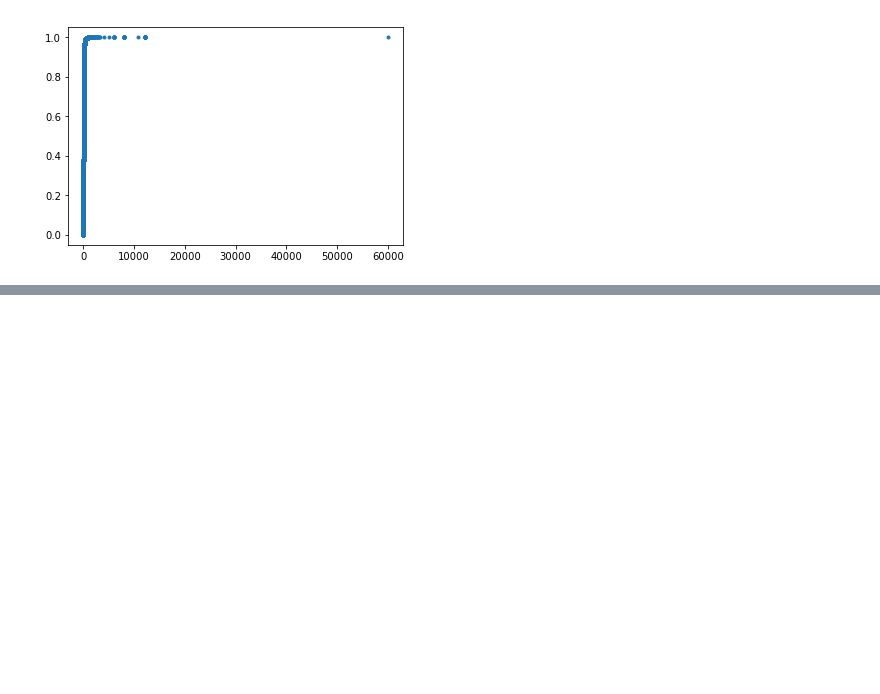
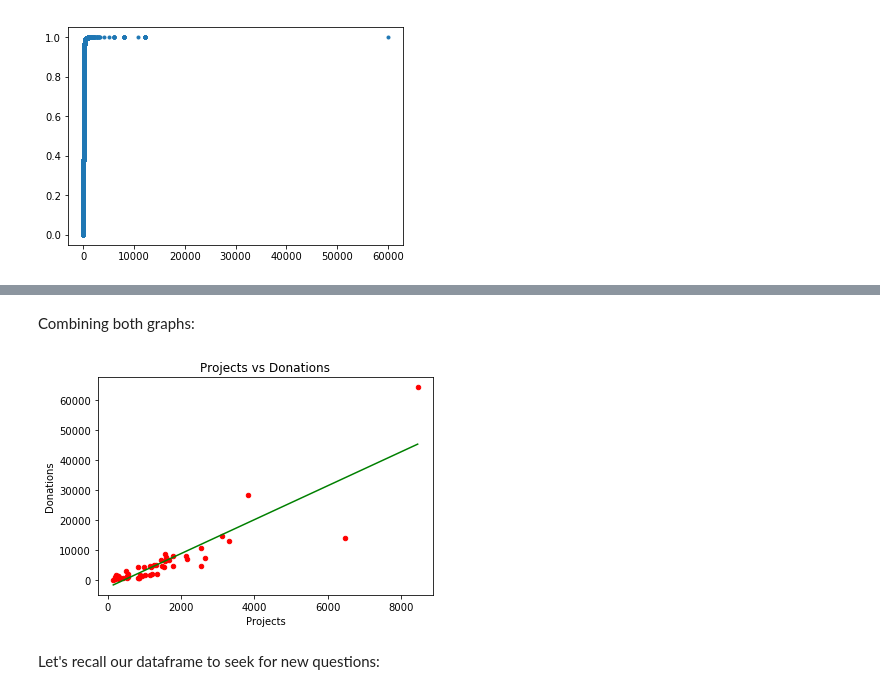
Before and after one commit to mukeshmehta/DonorsChoose-Data-Analysis, a Jupyter notebook: Donation-Analysis.ipynb, the cells around one changed output, grey strips where cells are left out. Drawn from its saved outputs; the diff is of its cells as text; code cells hidden in the pictures; blank space fills up the shorter version.

```diff
--- a/Donation-Analysis.ipynb
+++ b/Donation-Analysis.ipynb
@@ -336,0 +436,13 @@ plt.plot(x,y, marker = ".", linestyle = "none")
+# %% [markdown]
+Combining both graphs:
+# %%
+_ = df1.plot.scatter(x = "Projects", y = "Donations", color = "red")
+_ = plt.title("Projects vs Donations")
+slope, intercept = np.polyfit(df1.Projects, df1.Donations, 1)
+x = np.array([df1.Projects.min(), df1.Projects.max()])
+y = slope * x + intercept
+_ = plt.plot(x,y, color = "green")
+# %% [output]
+[figure, added]
+# %% [markdown]
+Let's recall our dataframe to seek for new questions:
```
Also changed, not shown: parts of 36 cells of this notebook.
